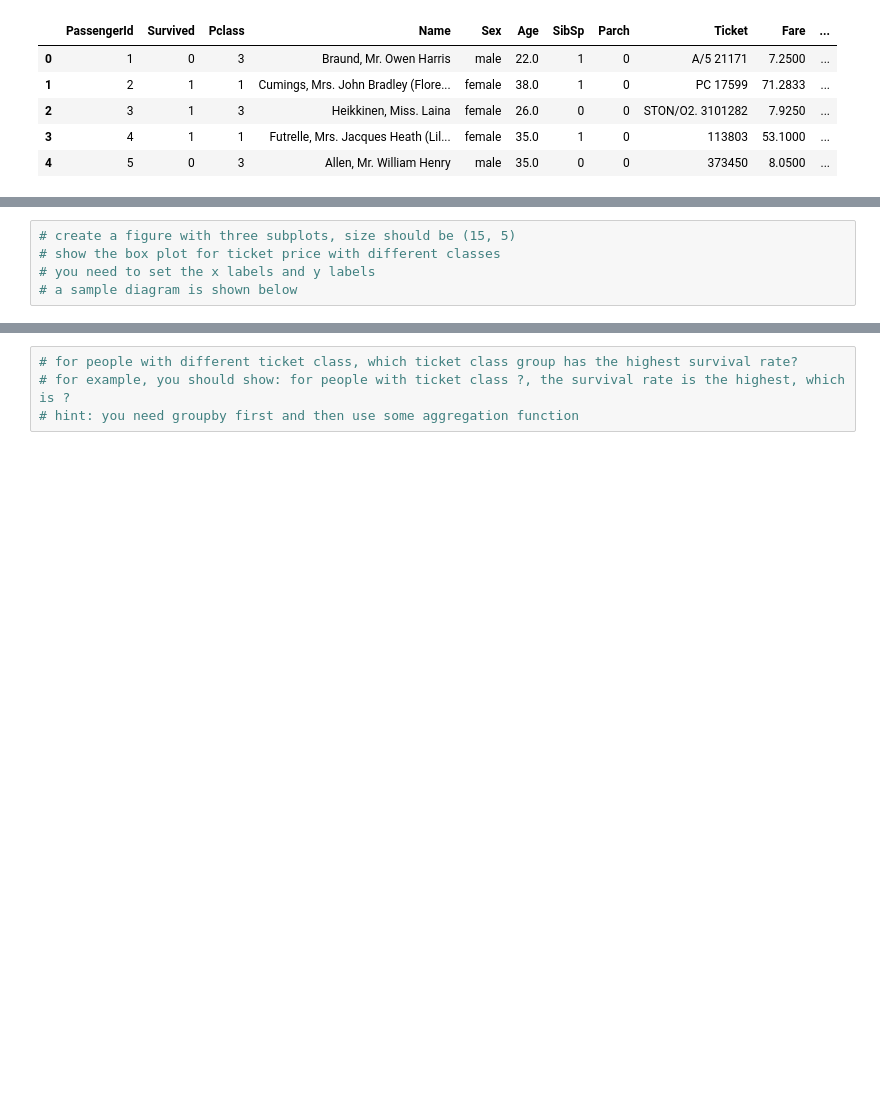
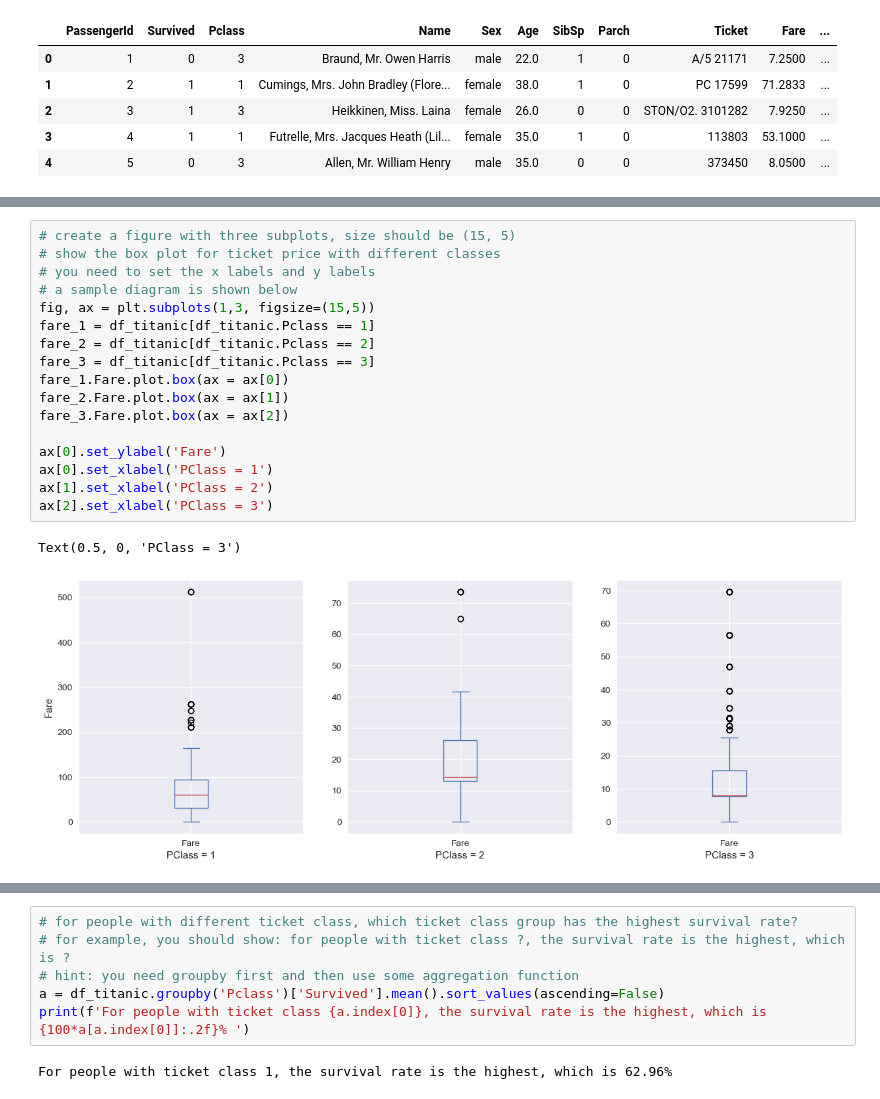
Before and after one commit to Lahmm/MISY225, a Jupyter notebook: homework/assignment-06/assignment-06-eda-starter.ipynb, the cells around one changed output, grey strips where cells are left out. Drawn from its saved outputs; the diff is of its cells as text; blank space fills up the shorter version.

```diff
--- a/homework/assignment-06/assignment-06-eda-starter.ipynb
+++ b/homework/assignment-06/assignment-06-eda-starter.ipynb
@@ -35,14 +58,33 @@ df_titanic.head()
 # %%
 # create a figure with three subplots, size should be (15, 5)
 # show the box plot for ticket price with different classes
 # you need to set the x labels and y labels
 # a sample diagram is shown below
+fig, ax = plt.subplots(1,3, figsize=(15,5))
+fare_1 = df_titanic[df_titanic.Pclass == 1]
+fare_2 = df_titanic[df_titanic.Pclass == 2]
+fare_3 = df_titanic[df_titanic.Pclass == 3]
+fare_1.Fare.plot.box(ax = ax[0])
+fare_2.Fare.plot.box(ax = ax[1])
+fare_3.Fare.plot.box(ax = ax[2])
+
+ax[0].set_ylabel('Fare')
+ax[0].set_xlabel('PClass = 1')
+ax[1].set_xlabel('PClass = 2')
+ax[2].set_xlabel('PClass = 3')
+# %% [output]
+Text(0.5, 0, 'PClass = 3')
+[figure, added]
 # %% [markdown]
 ![output](https://user-images.githubusercontent.com/595772/158030013-2796b628-5f44-4b09-bed4-c4ab2feb8f3a.png)
 # %%
 # for people with different ticket class, which ticket class group has the highest survival rate?
 # for example, you should show: for people with ticket class ?, the survival rate is the highest, which is ?
 # hint: you need groupby first and then use some aggregation function
+a = df_titanic.groupby('Pclass')['Survived'].mean().sort_values(ascending=False)
+print(f'For people with ticket class {a.index[0]}, the survival rate is the highest, which is {100*a[a.index[0]]:.2f}% ')
+# %% [output]
+For people with ticket class 1, the survival rate is the highest, which is 62.96%
 # %%
 # create a bar plot based on the previous question to show different survival rate by different ticket class
 # no need to change the default ticks and tick labels
```
Also changed, not shown: parts of 6 cells of this notebook, 31 other files.
